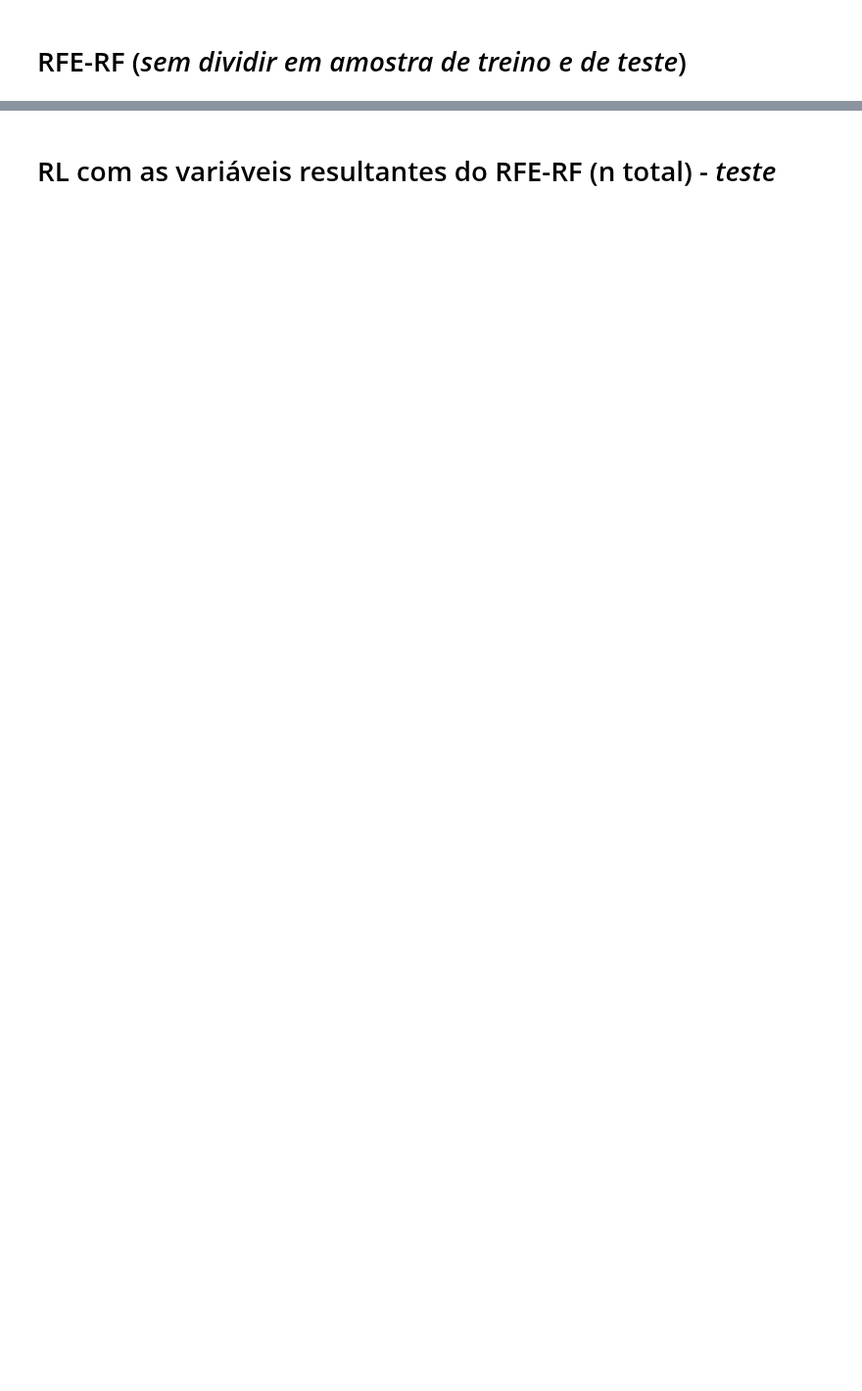
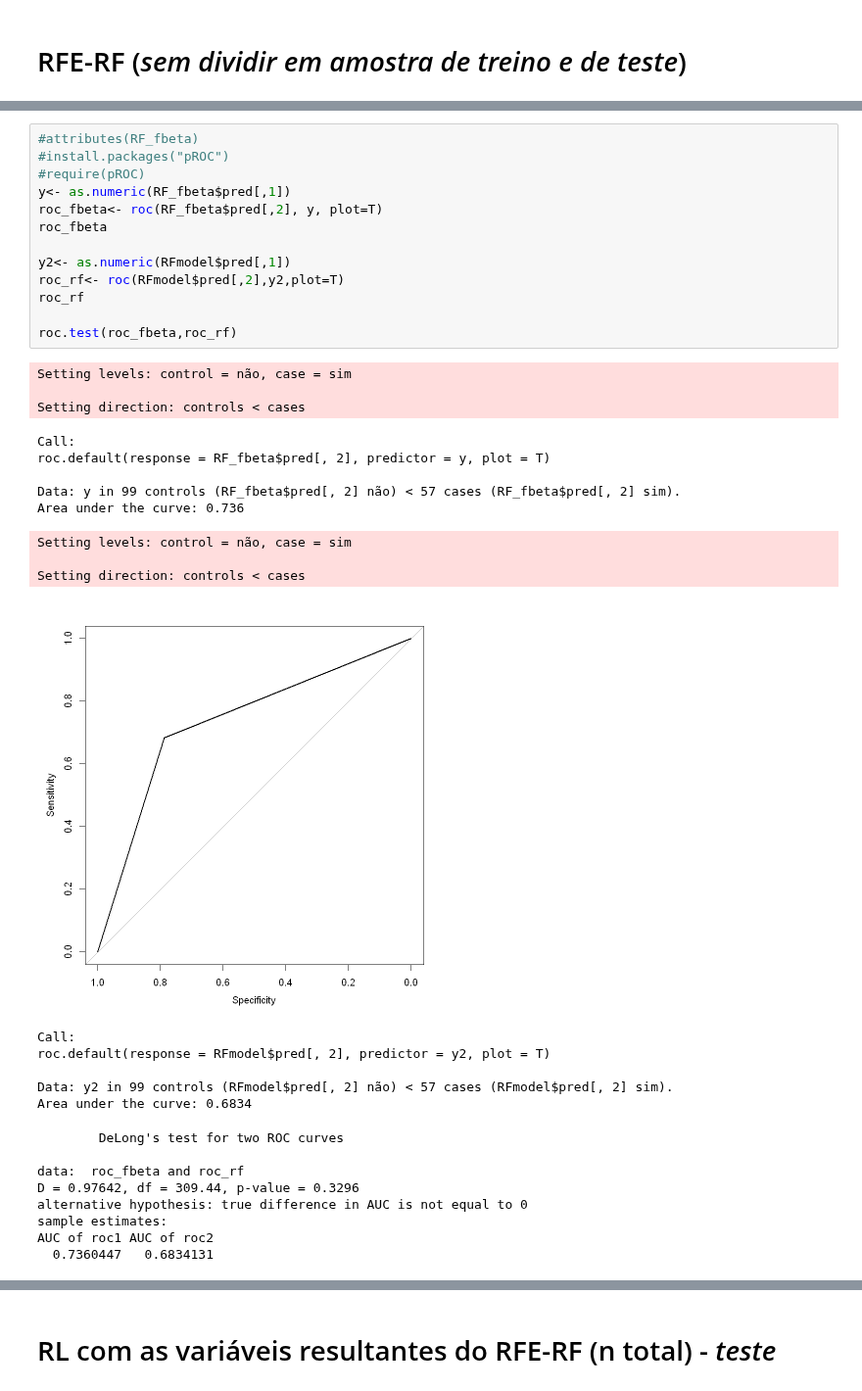
Before and after one commit to RenanBaltar/Analises_Heitor, a Jupyter notebook: Analise_Heitor_tese.ipynb, the cells around one changed output, grey strips where cells are left out. Shown at 98% size. Cells and saved outputs as stored; diff of their text form; blank space fills up the shorter version.

```diff
--- a/Analise_Heitor_tese.ipynb
+++ b/Analise_Heitor_tese.ipynb
@@ -870,0 +901,39 @@ here() starts at c:/Users/usernote/Documents/Analises_Heitor
+# %%
+#attributes(RF_fbeta)
+#install.packages("pROC")
+#require(pROC)
+y<- as.numeric(RF_fbeta$pred[,1])
+roc_fbeta<- roc(RF_fbeta$pred[,2], y, plot=T)
+roc_fbeta
+
+y2<- as.numeric(RFmodel$pred[,1])
+roc_rf<- roc(RFmodel$pred[,2],y2,plot=T)
+roc_rf
+
+roc.test(roc_fbeta,roc_rf)
+# %% [output]
+Setting levels: control = não, case = sim
+
+Setting direction: controls < cases
+Call:
+roc.default(response = RF_fbeta$pred[, 2], predictor = y, plot = T)
+
+Data: y in 99 controls (RF_fbeta$pred[, 2] não) < 57 cases (RF_fbeta$pred[, 2] sim).
+Area under the curve: 0.736
+Setting levels: control = não, case = sim
+
+Setting direction: controls < cases
+[figure, added]
+Call:
+roc.default(response = RFmodel$pred[, 2], predictor = y2, plot = T)
+
+Data: y2 in 99 controls (RFmodel$pred[, 2] não) < 57 cases (RFmodel$pred[, 2] sim).
+Area under the curve: 0.6834
+        DeLong's test for two ROC curves
+
+data:  roc_fbeta and roc_rf
+D = 0.97642, df = 309.44, p-value = 0.3296
+alternative hypothesis: true difference in AUC is not equal to 0
+sample estimates:
+AUC of roc1 AUC of roc2
+  0.7360447   0.6834131
```
Also changed, not shown: parts of 11 cells of this notebook.
